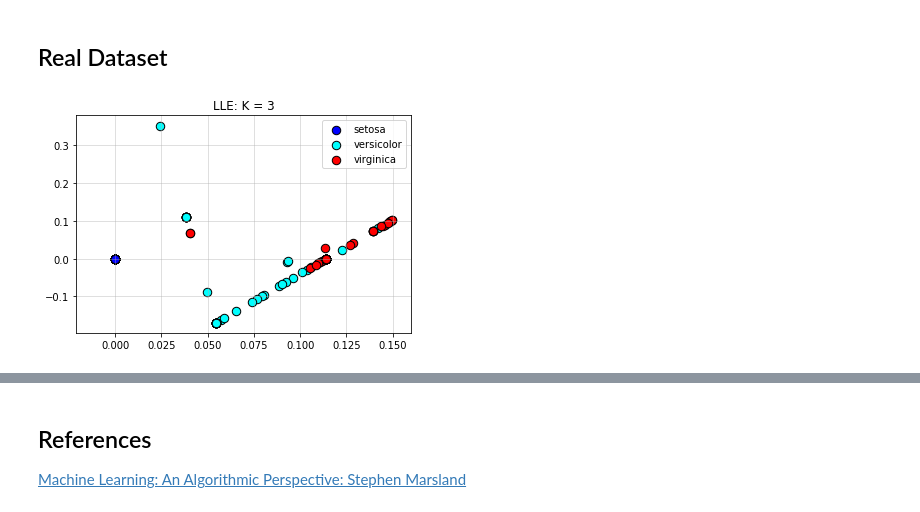
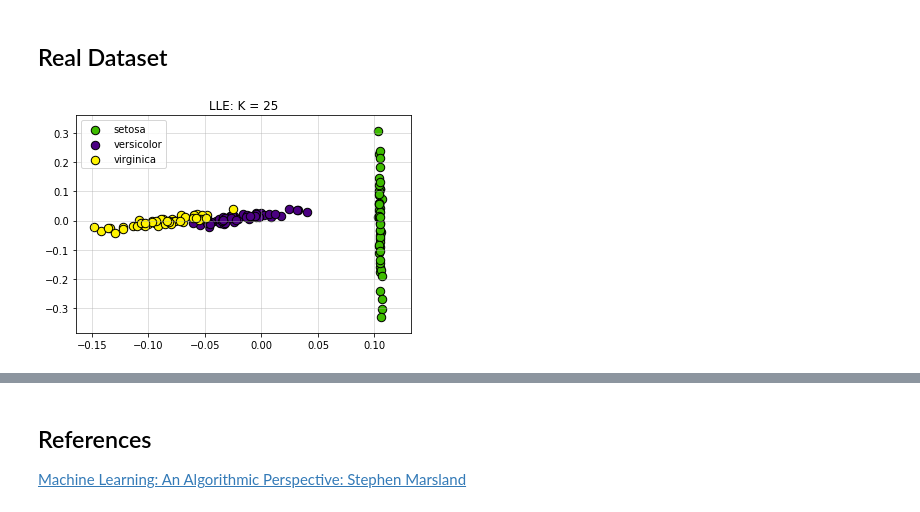
Before and after one commit to MJEmilio/MachineLearning, a Jupyter notebook: LLE.ipynb, the cells around one changed output, grey strips where cells are left out. Cells and saved outputs as stored; diff of their text form; code cells hidden in the pictures.

```diff
--- a/LLE.ipynb
+++ b/LLE.ipynb
@@ -111,23 +133,22 @@ plt.show()
 from sklearn.manifold import LocallyLinearEmbedding
 
 iris = datasets.load_iris()
-K = 3
+K = 25
 
 embedding = LocallyLinearEmbedding(K,  n_components=nRedDim)
 X_lle = embedding.fit_transform(iris.data)
 
 y = iris.target
 # %%
-colors = ['b', 'aqua', 'red']
+colors = ['#3ebc00', 'indigo', '#fff400']
 
 
 target_ids = np.unique(iris.target)
 t = iris.target
 for i, c ,label in zip(target_ids, colors, iris.target_names):
     plt.scatter(X_lle[ i == t,0], X_lle[i == t,1], c = c,  edgecolors='black', s=285,label=label, marker='.')
 plt.legend()
 plt.title('LLE: K = '+ str(K))
-plt.grid(alpha=0.5)
 plt.show()
 # %% [output]
-[figure, old version]
+[figure, new version]
```
Also changed, not shown: parts of 8 cells of this notebook, 4 other files.
